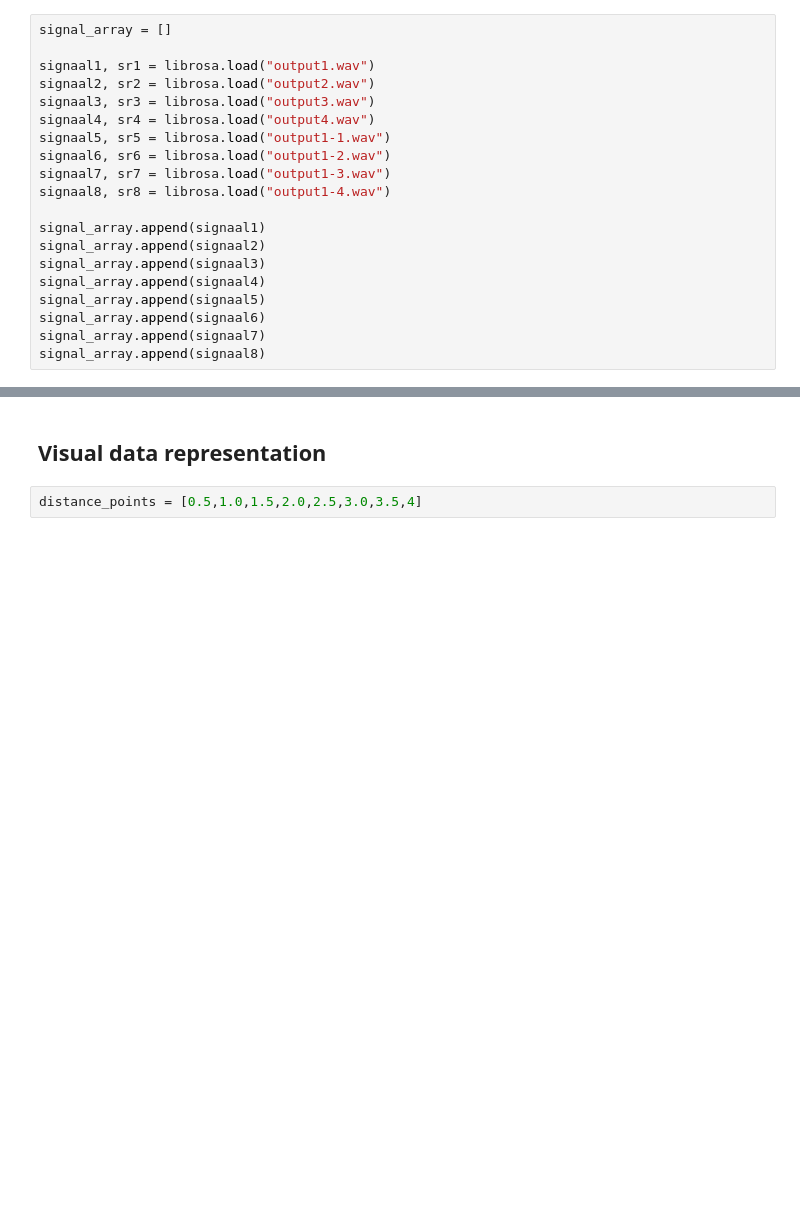
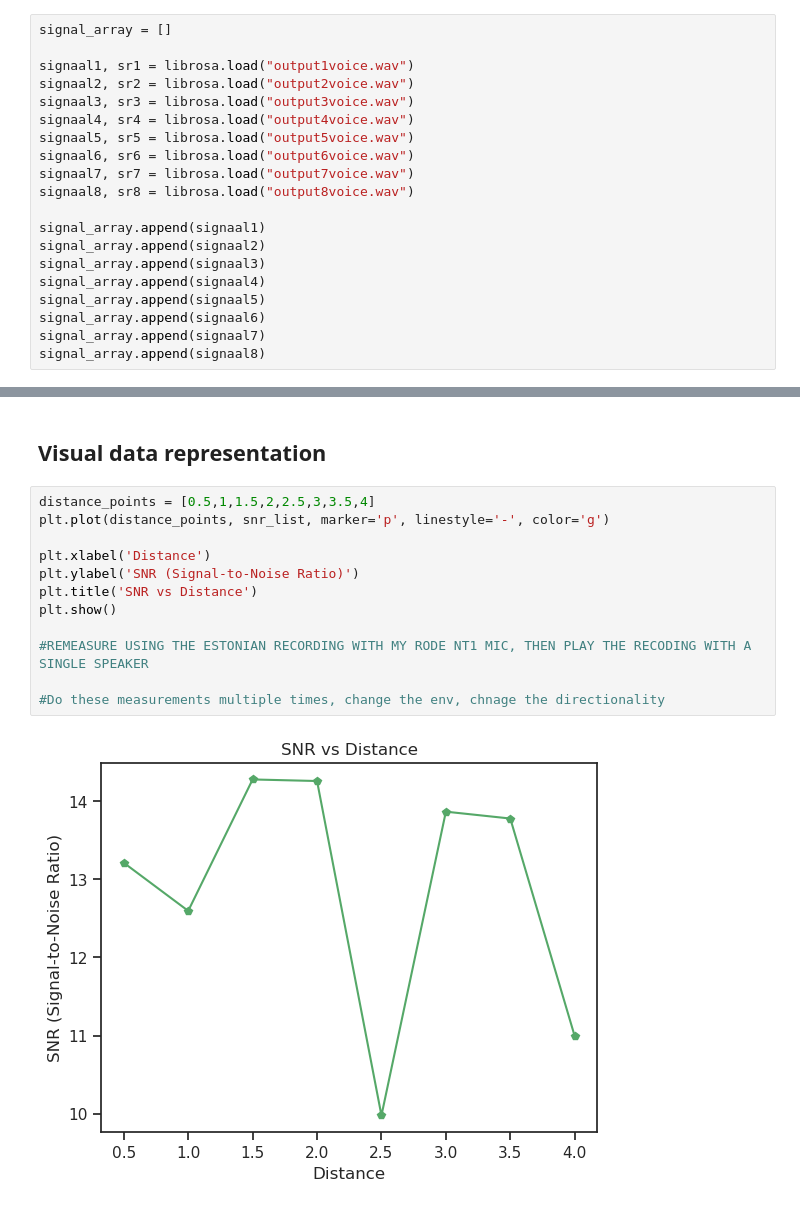
Before and after one commit to SemuBot/nizamov-thesis-2024-semubot-audiosystem, a Jupyter notebook: snr.ipynb, the cells around one changed output, grey strips where cells are left out. Drawn from its saved outputs; the diff is of its cells as text; blank space fills up the shorter version.

```diff
--- a/snr.ipynb
+++ b/snr.ipynb
@@ -11,14 +12,14 @@ seaborn.set(style='ticks')
 # %%
 signal_array = []
 
-signaal1, sr1 = librosa.load("output1.wav")
-signaal2, sr2 = librosa.load("output2.wav")
-signaal3, sr3 = librosa.load("output3.wav")
-signaal4, sr4 = librosa.load("output4.wav")
-signaal5, sr5 = librosa.load("output1-1.wav")
-signaal6, sr6 = librosa.load("output1-2.wav")
-signaal7, sr7 = librosa.load("output1-3.wav")
-signaal8, sr8 = librosa.load("output1-4.wav")
+signaal1, sr1 = librosa.load("output1voice.wav")
+signaal2, sr2 = librosa.load("output2voice.wav")
+signaal3, sr3 = librosa.load("output3voice.wav")
+signaal4, sr4 = librosa.load("output4voice.wav")
+signaal5, sr5 = librosa.load("output5voice.wav")
+signaal6, sr6 = librosa.load("output6voice.wav")
+signaal7, sr7 = librosa.load("output7voice.wav")
+signaal8, sr8 = librosa.load("output8voice.wav")
 
 signal_array.append(signaal1)
 signal_array.append(signaal2)
@@ -97,4 +72,16 @@ r.recognize_google(audio)
 # %% [markdown]
 <h2>Visual data representation</h2>
-# %%
-distance_points = [0.5,1.0,1.5,2.0,2.5,3.0,3.5,4]
+# %%
+distance_points = [0.5,1,1.5,2,2.5,3,3.5,4]
+plt.plot(distance_points, snr_list, marker='p', linestyle='-', color='g')
+
+plt.xlabel('Distance')
+plt.ylabel('SNR (Signal-to-Noise Ratio)')
+plt.title('SNR vs Distance')
+plt.show()
+
+#REMEASURE USING THE ESTONIAN RECORDING WITH MY RODE NT1 MIC, THEN PLAY THE RECODING WITH A SINGLE SPEAKER
+
+#Do these measurements multiple times, change the env, chnage the directionality
+# %% [output]
+[figure, added]
```
Also changed, not shown: parts of 18 cells of this notebook, 33 other files.
